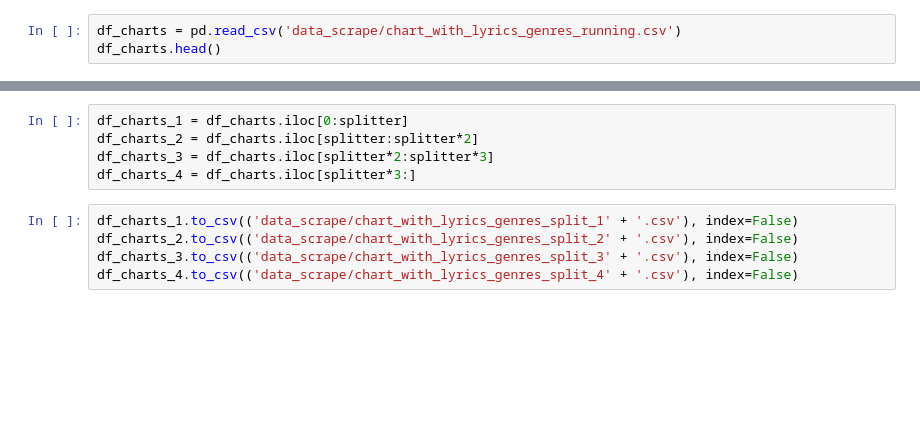
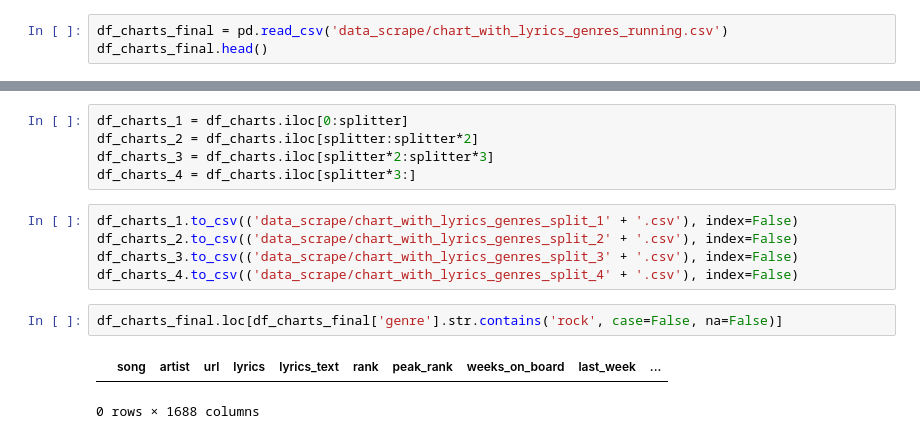
Before and after one commit to atnick484/cs171hitsongs, a Jupyter notebook: final.ipynb, the cells around one changed output, grey strips where cells are left out. Saved outputs shown, nothing was run; the diff lists cells and outputs as text; blank space fills up the shorter version.

```diff
--- a/final.ipynb
+++ b/final.ipynb
@@ -389,8 +389,8 @@ songs, artists = list(zip(*[song_info for (song_info, _) in Counter(map(tuple, s
 df_new = pd.DataFrame({'song' : songs})
 df_new.to_csv(('test.csv'), index=False)
 # %%
-df_charts = pd.read_csv('data_scrape/chart_with_lyrics_genres_running.csv')
-df_charts.head()
+df_charts_final = pd.read_csv('data_scrape/chart_with_lyrics_genres_running.csv')
+df_charts_final.head()
 # %% [output]
 |  | song | artist | url | lyrics | lyrics_text | rank | peak_rank | weeks_on_board | last_week | ... |
 | 0 | Blinding Lights | The Weeknd | NaN | [] | NaN | {'2021-09-04': 20, '2021-08-28': ... | {'2021-09-04': 1, '2021-08-28': 1... | {'2021-09-04': 90, '2021-08-28': ... | {'2021-09-04': 21.0, '2021-08-28'... | ... |
@@ -413,3 +413,8 @@ df_charts_1.to_csv(('data_scrape/chart_with_lyrics_genres_split_1' + '.csv'), in
 df_charts_2.to_csv(('data_scrape/chart_with_lyrics_genres_split_2' + '.csv'), index=False)
 df_charts_3.to_csv(('data_scrape/chart_with_lyrics_genres_split_3' + '.csv'), index=False)
 df_charts_4.to_csv(('data_scrape/chart_with_lyrics_genres_split_4' + '.csv'), index=False)
+# %%
+df_charts_final.loc[df_charts_final['genre'].str.contains('rock', case=False, na=False)]
+# %% [output]
+|  | song | artist | url | lyrics | lyrics_text | rank | peak_rank | weeks_on_board | last_week | ... |
+0 rows × 1688 columns
```
Also changed, not shown: parts of 1 cell of this notebook, 24 other files.
